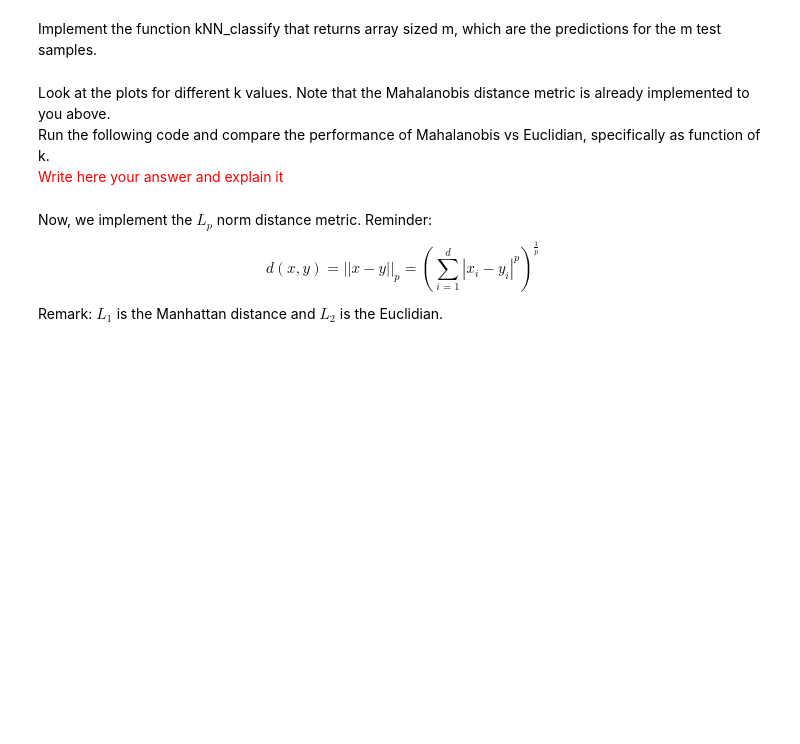
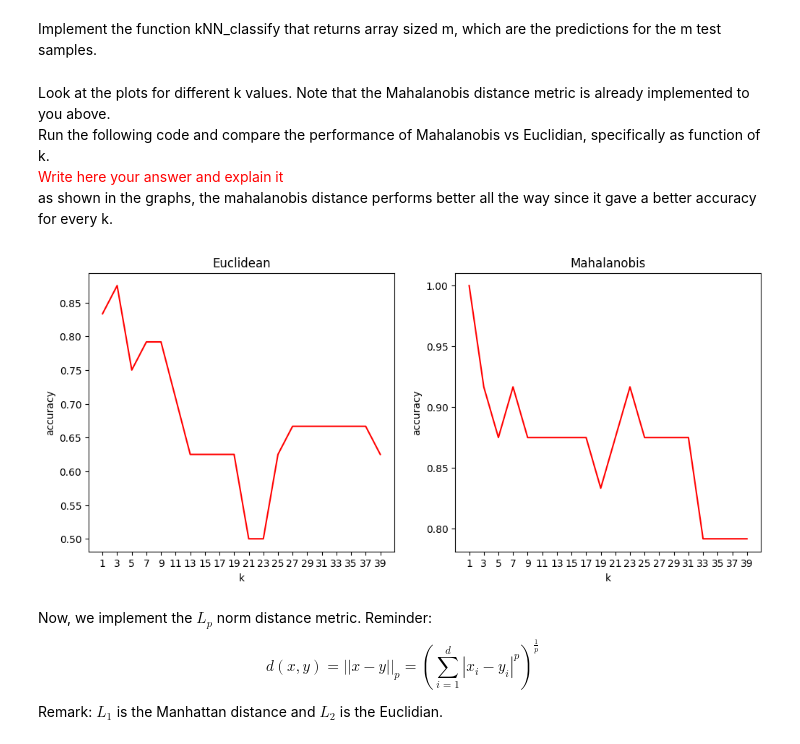
Before and after one commit to RaneemIbra/Machine-Learning, a Jupyter notebook: HW1 (2).ipynb, the cells around one changed output. Drawn from its saved outputs; the diff is of its cells as text; code cells hidden in the pictures; blank space fills up the shorter version.

```diff
--- a/HW1 (2).ipynb
+++ b/HW1 (2).ipynb
@@ -501,8 +544,13 @@ Implement the function 'Euclidian'. <br/>
 This function gets train and test datasets ($m\times d, n\times d$) and returns the distance metric sized $m \times n$, based on euclidian distance metric
 # %%
 def Euclidean(test, data):
-  # Implement here
-  print("hello")
+  n = len(data)
+  m = len(test)
+  distances_euclidean = np.zeros((m,n))
+  for i in range(m):
+    for j in range(n):
+      distances_euclidean[i, j] = np.sqrt(np.sum((test[i] - data[j]) ** 2))
+  return distances_euclidean
 
 def Mahalanobis(test, data):
   distances = np.zeros((test.shape[0], data.shape[0]))
@@ -516,32 +564,51 @@ def Mahalanobis(test, data):
   return distances
 # %% [markdown]
 Implement the function kNN_classify that returns array sized m, which are the predictions for the m test samples.
-# %%
-def kNN_classify(data, labels, test, k, metric='Euclidian'):
-  arguments = (test, data)
-  distances = eval(f'{metric}(*arguments)')   #returns np[][] |test| X |data| by the given metric.
-  # Implement here
+# %%
+def kNN_classify(data, labels, test, k, metric='Euclidian', p=2):
+  if metric == 'Minkowski':
+      distances = Minkowski(test, data, p)
+  elif metric == 'Euclidean':
+      distances = Euclidean(test, data)
+  elif metric == 'Mahalanobis':
+      distances = Mahalanobis(test, data)
+  else:
+        raise ValueError(f"Unknown metric: {metric}")   #returns np[][] |test| X |data| by the given metric.
+  # Implement here
+  predictions = []
+  for i in range(distances.shape[0]):
+      k_nearest_indices = distances[i].argsort()[:k]
+      k_nearest_labels = labels[k_nearest_indices]
+      unique, counts = np.unique(k_nearest_labels, return_counts=True)
+      most_common_label = unique[counts.argmax()]
+      predictions.append(most_common_label)
+
+  return np.array(predictions)
 # %% [markdown]
 Look at the plots for different k values. Note that the Mahalanobis distance metric is already implemented to you above. <br/>Run the following code and compare the performance of Mahalanobis vs Euclidian, specifically as function of k. <br/>
 <font color='red'>Write here your answer and explain it</font>
+<br />
+as shown in the graphs, the mahalanobis distance performs better all the way since it gave a better accuracy for every k.
 # %%
 metrics = ['Euclidean', 'Mahalanobis']
 fig, axs = plt.subplots(1, 2, figsize=(12, 5))
 
 for idx, metric in enumerate(metrics):
 
   ks = np.arange(1, 41, 2)
   accs = []
   for k in ks:
     c = kNN_classify(X_train, y_train, X_test, k, metric)
-    accs.append()   # Implement here
+    accs.append(np.mean(c == y_test))   # Implement here
 
   axs[idx % 2].plot(ks, accs, color='red')
   axs[idx % 2].set_xlabel('k')
   axs[idx % 2].set_ylabel('accuracy')
   axs[idx % 2].set_title(metric)
   axs[idx % 2].set_xticks(ks)
 plt.show()
+# %% [output]
+[figure, added]
 # %% [markdown]
 Now, we implement the $L_p$ norm distance metric. Reminder:
 $$ d(x,y)=||x-y||_p=\left(\sum_{i=1}^d |x_i-y_i|^p\right)^{\frac{1}{p}} $$
```
Also changed, not shown: parts of 11 cells of this notebook, 1 other file.
